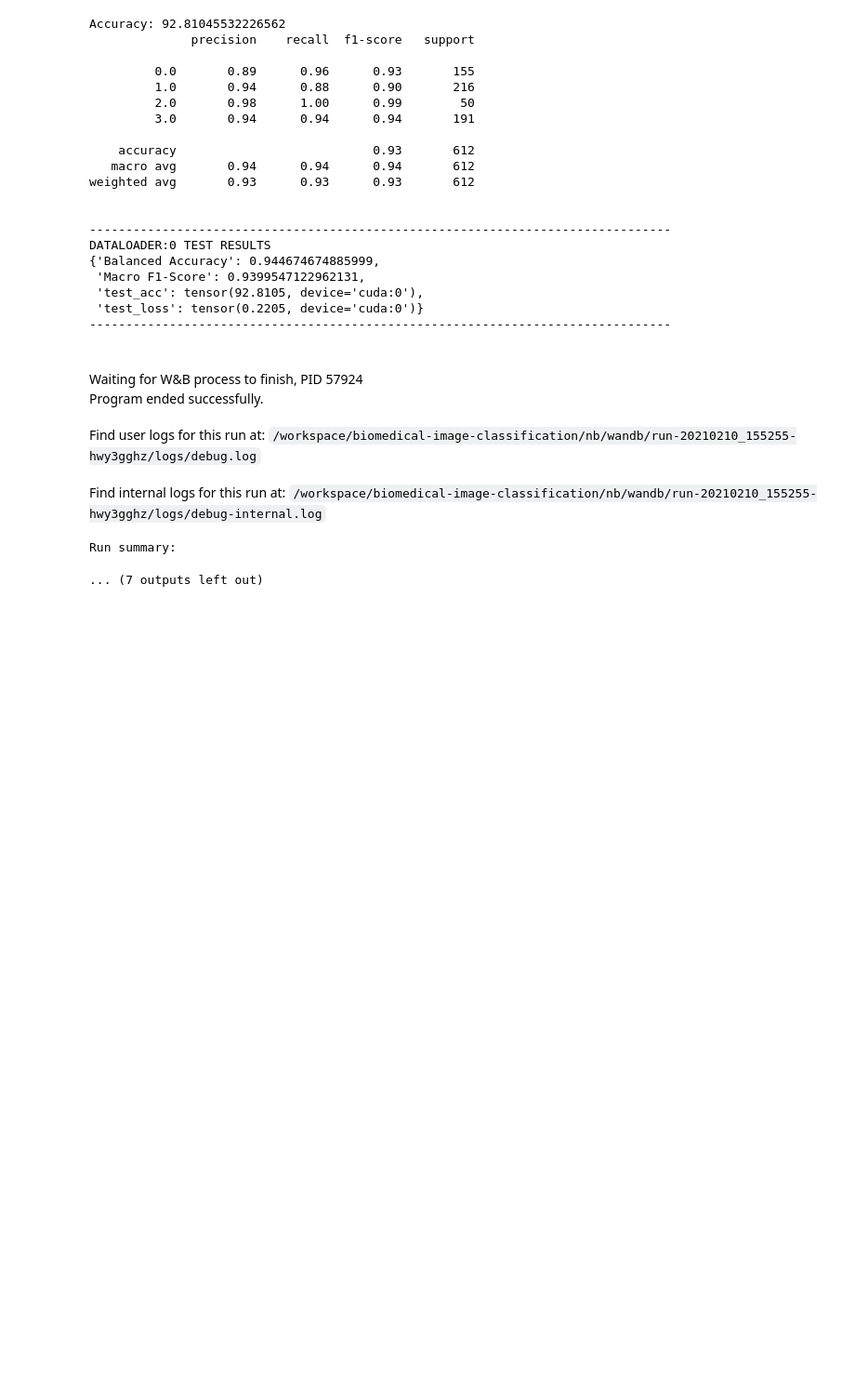
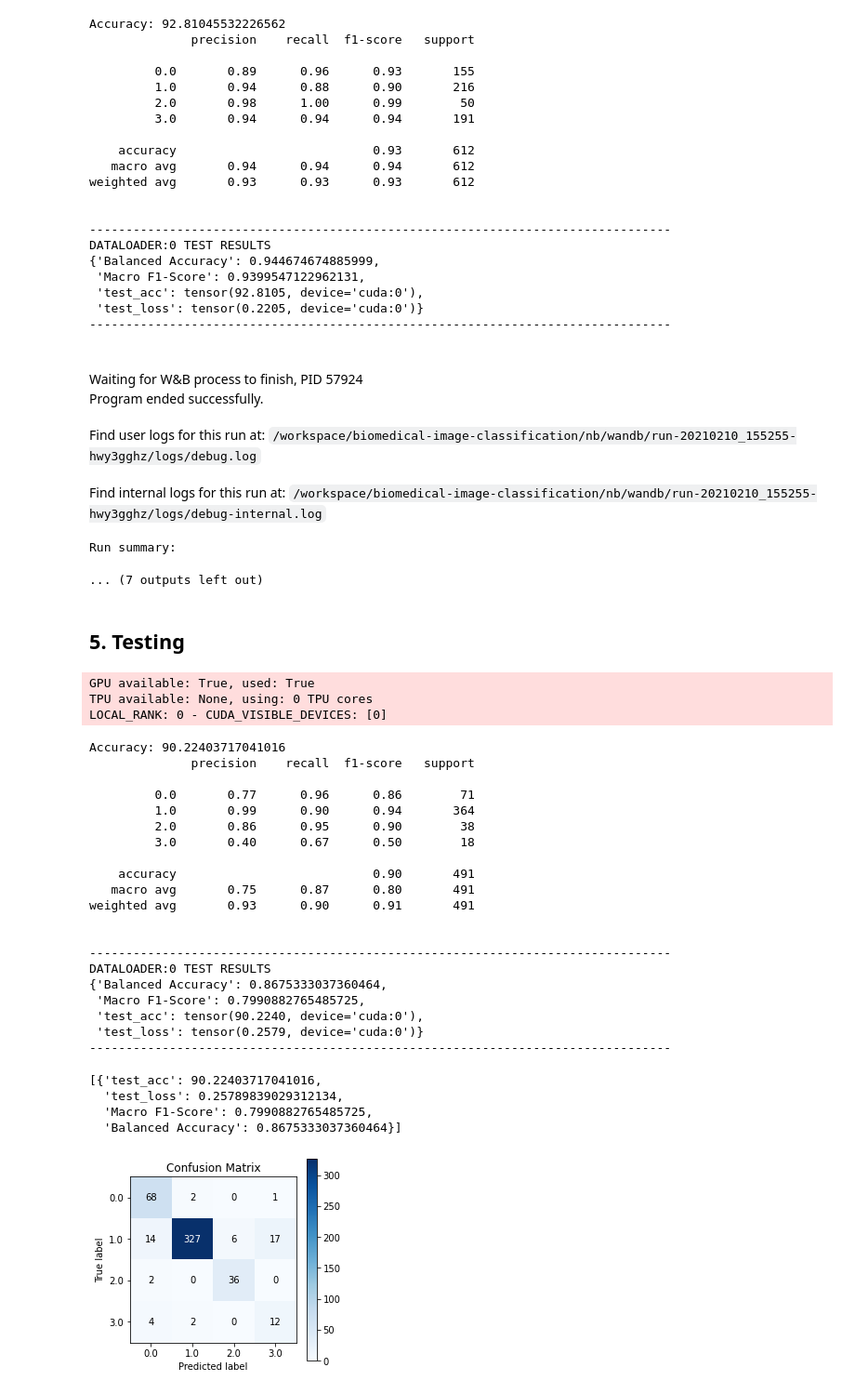
Before and after one commit to jtrells/biomedical-image-classification, a Jupyter notebook: nb/03.Organism Classifier - Sweep.ipynb, the cells around one changed output. Shown: that part at 93% size. Cells and saved outputs as stored; diff of their text form; code cells hidden in the pictures; blank space fills up the shorter version.

Commit message:
adding_testing

```diff
--- a/nb/03.Organism Classifier - Sweep.ipynb
+++ b/nb/03.Organism Classifier - Sweep.ipynb
@@ -482,3 +483,54 @@ Find user logs for this run at: /workspace/biomedical-image-classification/nb/wa
 Find internal logs for this run at: /workspace/biomedical-image-classification/nb/wandb/run-20210210_155255-hwy3gghz/logs/debug-internal.log
 Run summary:
 ... (7 outputs left out)
+# %% [markdown]
+## 5. Testing
+# %%
+model_path = '/mnt/artifacts/experiments/Biomedical-Image-Classification-Organisms/914b1mhy/copper-sweep-1/final.pt'
+# setup data
+dm = ImageDataModule( batch_size           = 32,
+                          label_encoder    = le_encoder_organisms,
+                          data_path        = str(DATA_PATH),
+                          base_img_dir     = str(BASE_IMG_DIR),
+                          seed             = SEED,
+                          image_transforms = [train_transform,val_transform,test_transform],
+                          num_workers      = 72,
+                          target_class_col ='split_set',
+                          modality_col     ='modality',
+                          path_col         ='img_path')
+dm.prepare_data()
+dm.setup()
+dm.set_seed()
+# %%
+model = ResNetClass.load_from_checkpoint(model_path)
+trainer = Trainer(gpus=1, logger=None)
+trainer.test(model, test_dataloaders=dm.test_dataloader())
+# %% [output]
+GPU available: True, used: True
+TPU available: None, using: 0 TPU cores
+LOCAL_RANK: 0 - CUDA_VISIBLE_DEVICES: [0]
+Accuracy: 90.22403717041016
+              precision    recall  f1-score   support
+
+         0.0       0.77      0.96      0.86        71
+         1.0       0.99      0.90      0.94       364
+         2.0       0.86      0.95      0.90        38
+         3.0       0.40      0.67      0.50        18
+
+    accuracy                           0.90       491
+   macro avg       0.75      0.87      0.80       491
+weighted avg       0.93      0.90      0.91       491
+
+
+--------------------------------------------------------------------------------
+DATALOADER:0 TEST RESULTS
+{'Balanced Accuracy': 0.8675333037360464,
+ 'Macro F1-Score': 0.7990882765485725,
+ 'test_acc': tensor(90.2240, device='cuda:0'),
+ 'test_loss': tensor(0.2579, device='cuda:0')}
+--------------------------------------------------------------------------------
+[{'test_acc': 90.22403717041016,
+  'test_loss': 0.25789839029312134,
+  'Macro F1-Score': 0.7990882765485725,
+  'Balanced Accuracy': 0.8675333037360464}]
+[figure, added]
```
Also changed, not shown: parts of 2 cells of this notebook.
